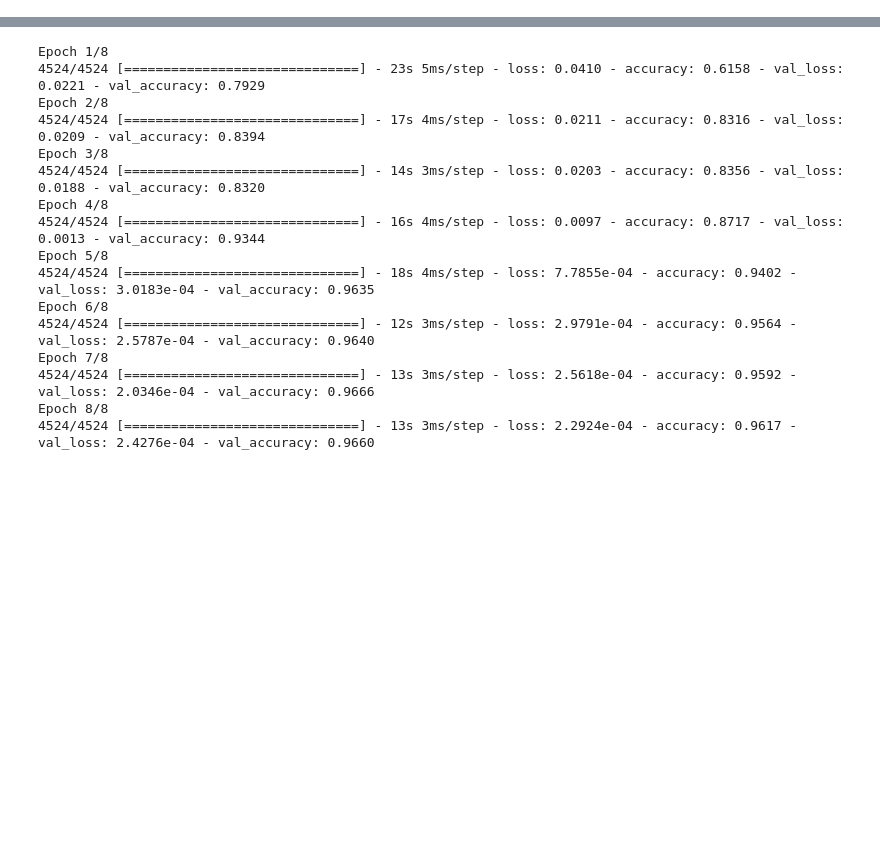
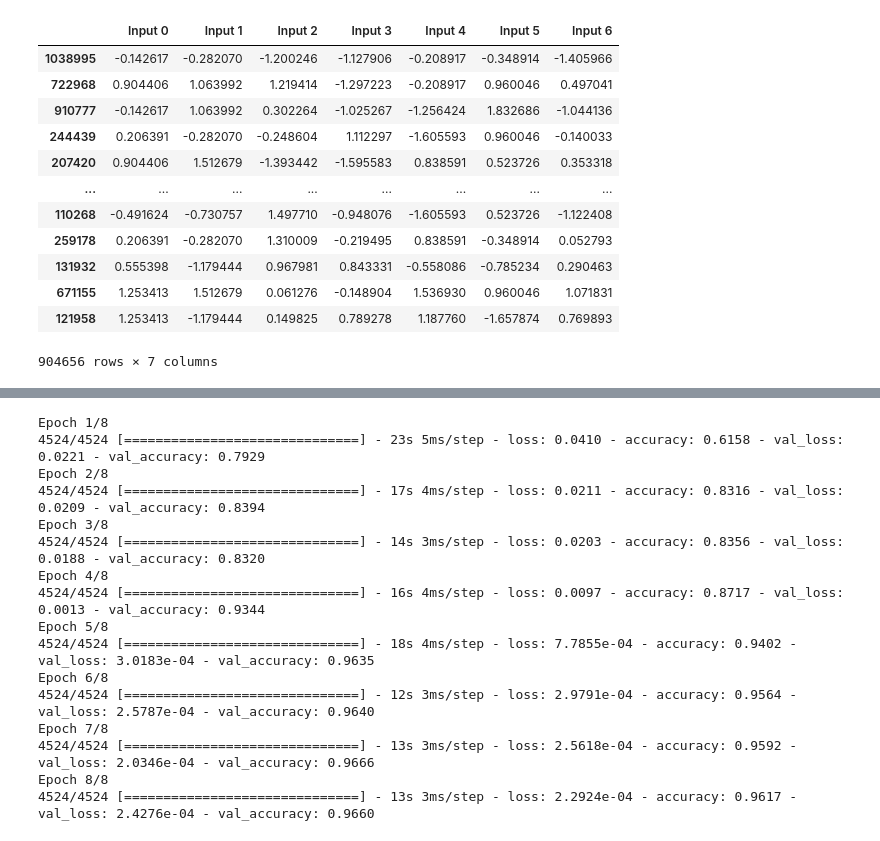
Before and after one commit to marisbaier/Fluorescence-Spectroscopy, a Jupyter notebook: Aufgabe1/Aufgabe1.ipynb, the cells around one changed output, grey strips where cells are left out. Cells and saved outputs as stored; diff of their text form; code cells hidden in the pictures; blank space fills up the shorter version.

```diff
--- a/Aufgabe1/Aufgabe1.ipynb
+++ b/Aufgabe1/Aufgabe1.ipynb
@@ -24,0 +13,39 @@ xtest, ytest = test[np.concatenate((["Input %s" % i for i in range(6)],["Input 7
+# %%
+data = pd.read_csv('XFEL_KW0_Results_2.csv', names=None)
+
+# find constant columns, else normalization wouldn't work
+data = data.loc[:, (data != data.iloc[0]).any()]
+
+# label input 0-6, output 0-4 just for clarity
+num_inputs = 7
+num_outputs = 5
+data.columns = np.concatenate(
+    (["Input %s" % i for i in range(num_inputs)], ["Output %s" % i for i in range(num_outputs)])
+)
+# %%
+# normalization to 0-mean and std of 1:)
+normalized_data = (data-data.mean())/data.std()
+
+# TODO: k-fold cross-validation
+train, test = train_test_split(normalized_data, test_size=0.2, random_state=42, shuffle=True)
+#train, validation = train_test_split(train, test_size=0.2, random_state=42, shuffle=True)
+
+# numpy indexing [columns_start : columns_end, rows_start : rows_end]
+x_train, y_train = train.iloc[:,:num_inputs], train.iloc[:,num_inputs:]
+#x_val, y_val = validation.iloc[:,:num_inputs], validation.iloc[:,num_inputs:]
+x_test, y_test = test.iloc[:,:num_inputs], test.iloc[:,num_inputs:]
+x_train
+# %% [output]
+|  | Input 0 | Input 1 | Input 2 | Input 3 | Input 4 | Input 5 | Input 6 |
+| 1038995 | -0.142617 | -0.282070 | -1.200246 | -1.127906 | -0.208917 | -0.348914 | -1.405966 |
+| 722968 | 0.904406 | 1.063992 | 1.219414 | -1.297223 | -0.208917 | 0.960046 | 0.497041 |
+| 910777 | -0.142617 | 1.063992 | 0.302264 | -1.025267 | -1.256424 | 1.832686 | -1.044136 |
+| 244439 | 0.206391 | -0.282070 | -0.248604 | 1.112297 | -1.605593 | 0.960046 | -0.140033 |
+| 207420 | 0.904406 | 1.512679 | -1.393442 | -1.595583 | 0.838591 | 0.523726 | 0.353318 |
+| ... | ... | ... | ... | ... | ... | ... | ... |
+| 110268 | -0.491624 | -0.730757 | 1.497710 | -0.948076 | -1.605593 | 0.523726 | -1.122408 |
+| 259178 | 0.206391 | -0.282070 | 1.310009 | -0.219495 | 0.838591 | -0.348914 | 0.052793 |
+| 131932 | 0.555398 | -1.179444 | 0.967981 | 0.843331 | -0.558086 | -0.785234 | 0.290463 |
+| 671155 | 1.253413 | 1.512679 | 0.061276 | -0.148904 | 1.536930 | 0.960046 | 1.071831 |
+| 121958 | 1.253413 | -1.179444 | 0.149825 | 0.789278 | 1.187760 | -1.657874 | 0.769893 |
+904656 rows × 7 columns
```
Also changed, not shown: parts of 6 cells of this notebook.
